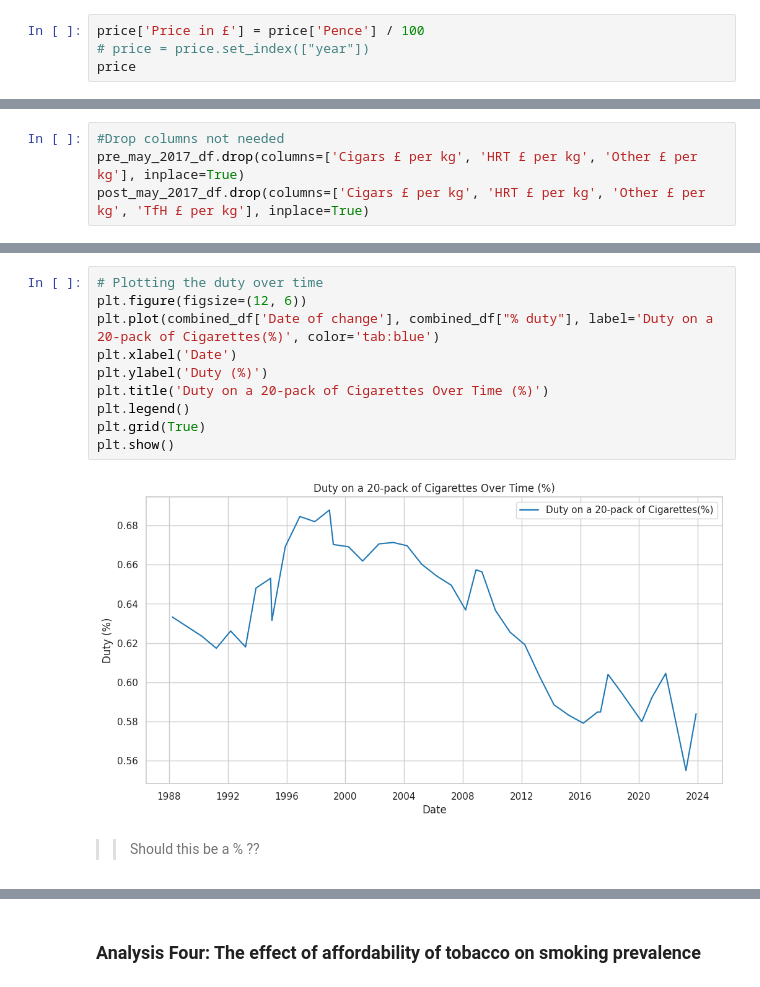
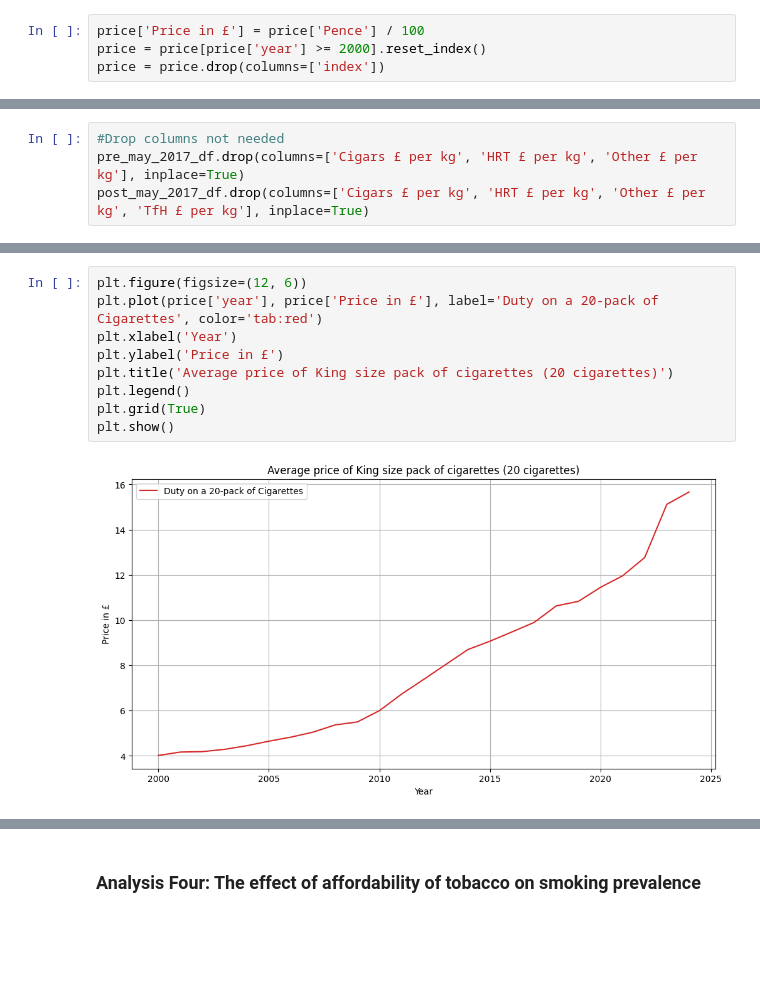
Before and after one commit to rhobaker/Data_Project, a Jupyter notebook: Main_Jupyter_workbook_Rhona.ipynb, the cells around one changed output, grey strips where cells are left out. Drawn from its saved outputs; the diff is of its cells as text; blank space fills up the shorter version.

Commit message:
Updated duty

```diff
--- a/Main_Jupyter_workbook_Rhona.ipynb
+++ b/Main_Jupyter_workbook_Rhona.ipynb
@@ -551,4 +534,4 @@ price
 # %%
 price['Price in £'] = price['Pence'] / 100
-# price = price.set_index(["year"])
-price
+price = price[price['year'] >= 2000].reset_index()
+price = price.drop(columns=['index'])
@@ -787,14 +648,11 @@ plt.show()
 # %%
-# Plotting the duty over time
 plt.figure(figsize=(12, 6))
-plt.plot(combined_df['Date of change'], combined_df["% duty"], label='Duty on a 20-pack of Cigarettes(%)', color='tab:blue')
-plt.xlabel('Date')
-plt.ylabel('Duty (%)')
-plt.title('Duty on a 20-pack of Cigarettes Over Time (%)')
+plt.plot(price['year'], price['Price in £'], label='Duty on a 20-pack of Cigarettes', color='tab:red')
+plt.xlabel('Year')
+plt.ylabel('Price in £')
+plt.title('Average price of King size pack of cigarettes (20 cigarettes)')
 plt.legend()
 plt.grid(True)
 plt.show()
 # %% [output]
-[figure, old version]
+[figure, new version]
-# %% [markdown]
->> Should this be a % ??
```
Also changed, not shown: parts of 23 cells of this notebook.
